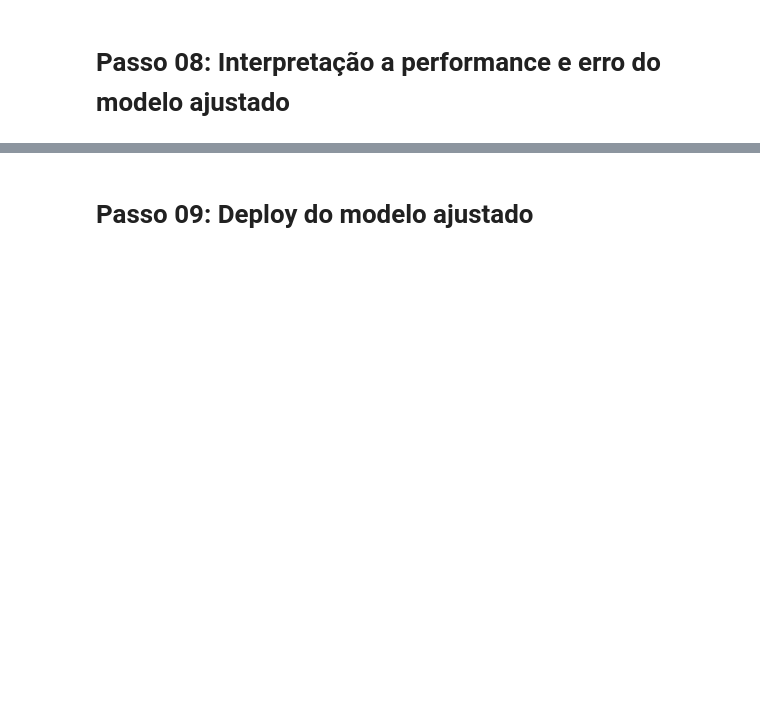
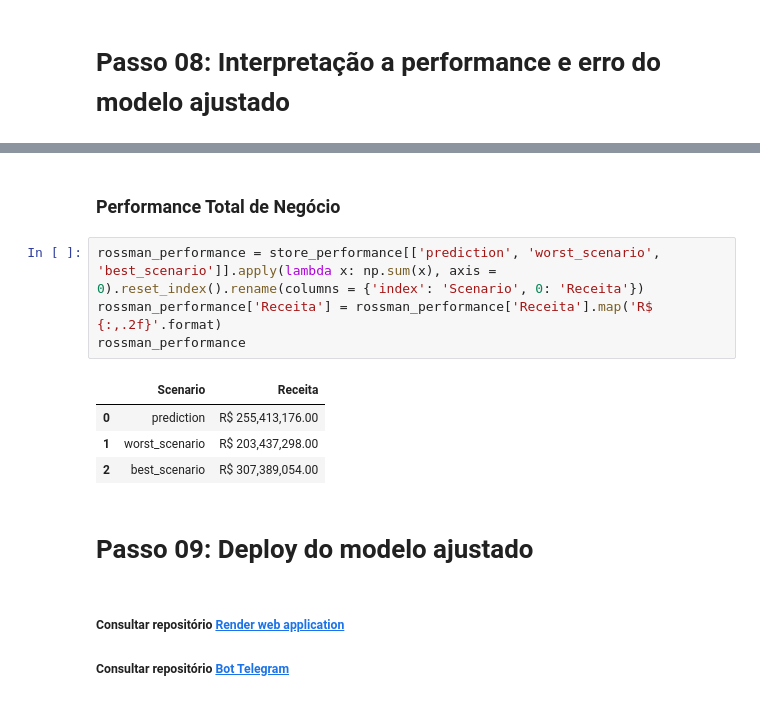
Before and after one commit to bvmcosta/projeto-rossmann-stores, a Jupyter notebook: projeto_rossmann_final.ipynb, the cells around one changed output, grey strips where cells are left out. Saved outputs shown, nothing was run; the diff lists cells and outputs as text; blank space fills up the shorter version.

```diff
--- a/projeto_rossmann_final.ipynb
+++ b/projeto_rossmann_final.ipynb
@@ -1728,2 +1814,16 @@ pickle.dump(best_xgb_model, open('models/model_rossmann2.pkl', 'wb'))
+# %% [markdown]
+### Performance Total de Negócio
+# %%
+rossman_performance = store_performance[['prediction', 'worst_scenario', 'best_scenario']].apply(lambda x: np.sum(x), axis = 0).reset_index().rename(columns = {'index': 'Scenario', 0: 'Receita'})
+rossman_performance['Receita'] = rossman_performance['Receita'].map('R$ {:,.2f}'.format)
+rossman_performance
+# %% [output]
+|  | Scenario | Receita |
+| 0 | prediction | R$ 255,413,176.00 |
+| 1 | worst_scenario | R$ 203,437,298.00 |
+| 2 | best_scenario | R$ 307,389,054.00 |
 # %% [markdown]
 # Passo 09: Deploy do modelo ajustado
+# %% [markdown]
+##### Consultar repositório <a href="https://github.com/bvmcosta/teste_app_render.git">Render web application</a>
+##### Consultar repositório <a href="https://github.com/bvmcosta/teste_bot_telegram.git">Bot Telegram</a>
```
Also changed, not shown: parts of 12 cells of this notebook.
